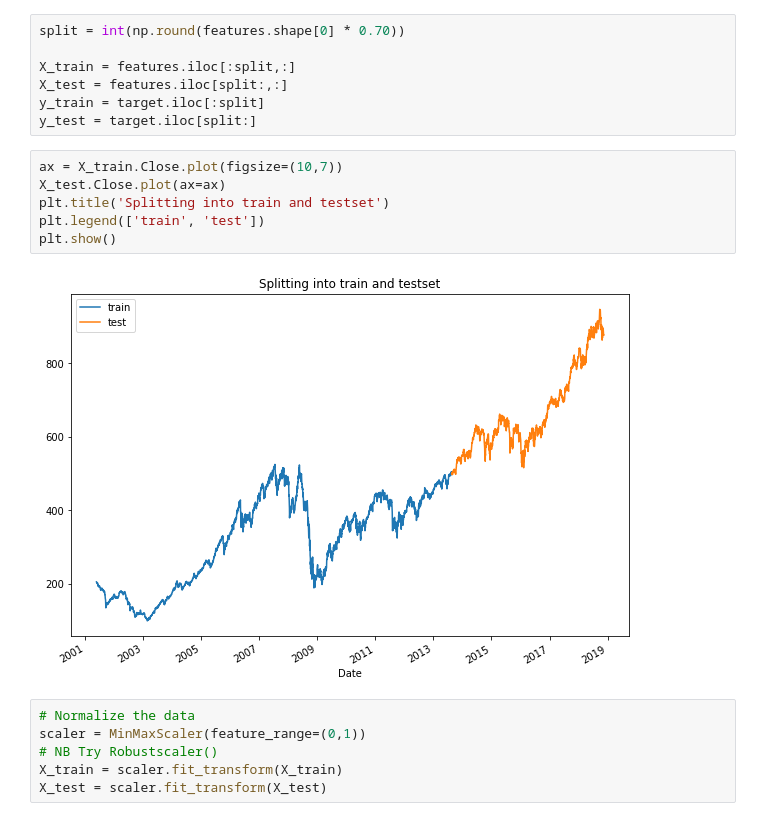
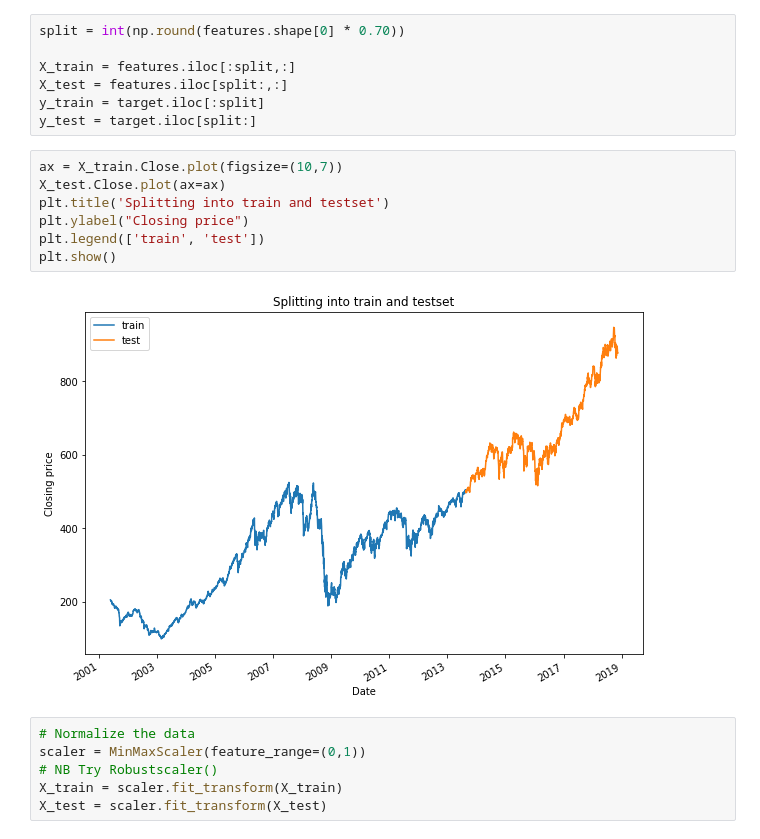
Before and after one commit to Roaldb86/Stock_prediction, a Jupyter notebook: Predicting_stock_market.ipynb, the cells around one changed output. Cells and saved outputs as stored; diff of their text form.

```diff
--- a/Predicting_stock_market.ipynb
+++ b/Predicting_stock_market.ipynb
@@ -297,11 +297,12 @@ y_test = target.iloc[split:]
 # %%
 ax = X_train.Close.plot(figsize=(10,7))
 X_test.Close.plot(ax=ax)
 plt.title('Splitting into train and testset')
+plt.ylabel("Closing price")
 plt.legend(['train', 'test'])
 plt.show()
 # %% [output]
-[figure, old version]
+[figure, new version]
 # %%
 # Normalize the data
 scaler = MinMaxScaler(feature_range=(0,1))
```
Also changed, not shown: 2 other files.
